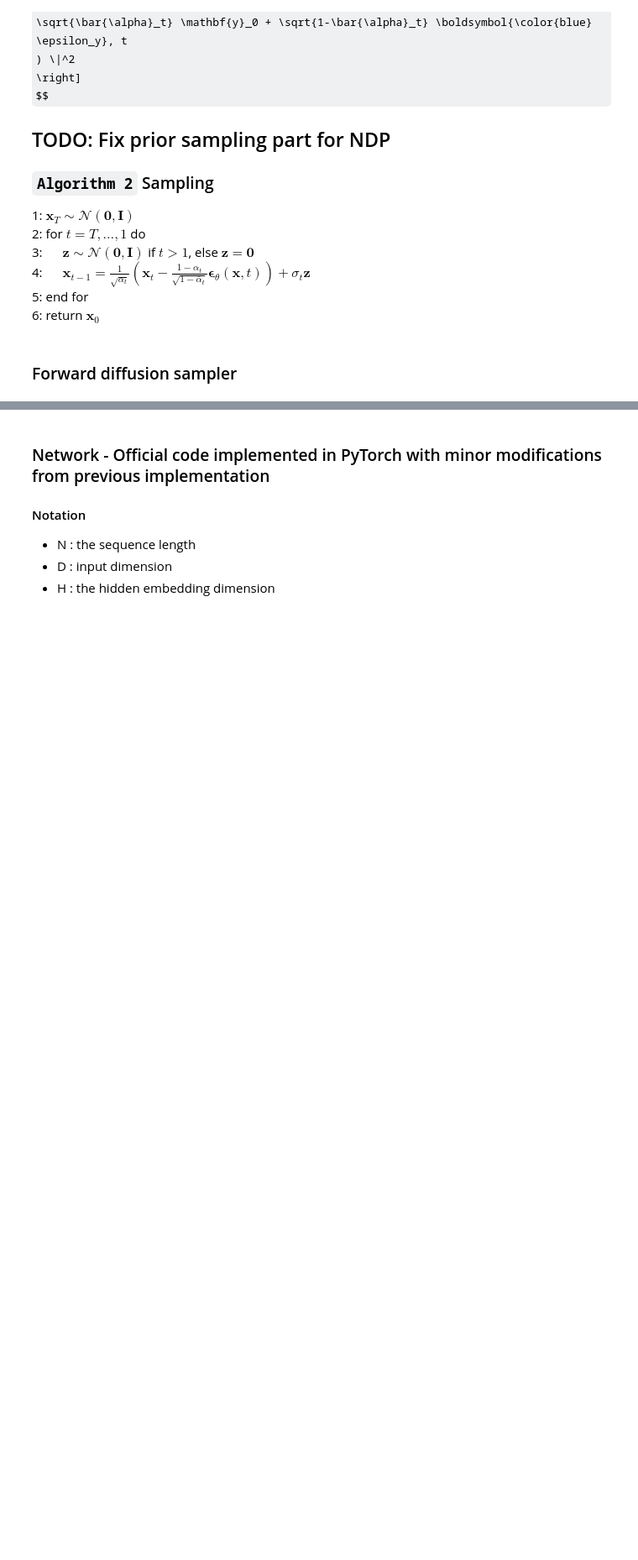
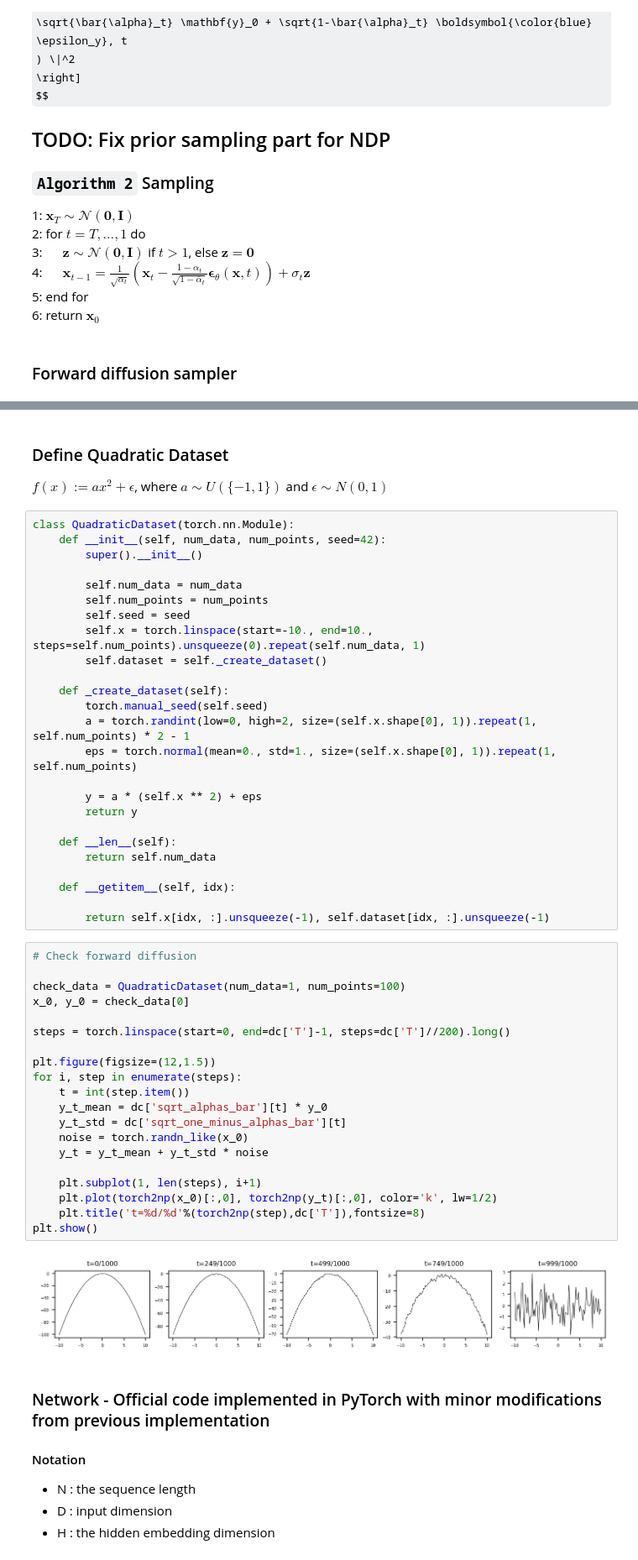
Before and after one commit to sjchoi86/yet-another-diffusion-models, a Jupyter notebook: code/demo_ndp_quadratic.ipynb, the cells around one changed output, grey strips where cells are left out. Shown: that part at 84% size. Saved outputs shown, nothing was run; the diff lists cells and outputs as text; some formulas as TeX source; blank space fills up the shorter version.

```diff
--- a/code/demo_ndp_quadratic.ipynb
+++ b/code/demo_ndp_quadratic.ipynb
@@ -227,3 +251,53 @@ Ready.
+# %% [markdown]
+### Define Quadratic Dataset
+$f(x) := ax^2 + \epsilon$, where $a \sim U(\{-1, 1\})$ and $\epsilon \sim N(0, 1)$
+# %%
+class QuadraticDataset(torch.nn.Module):
+    def __init__(self, num_data, num_points, seed=42):
+        super().__init__()
+
+        self.num_data = num_data
+        self.num_points = num_points
+        self.seed = seed
+        self.x = torch.linspace(start=-10., end=10., steps=self.num_points).unsqueeze(0).repeat(self.num_data, 1)
+        self.dataset = self._create_dataset()
+
+    def _create_dataset(self):
+        torch.manual_seed(self.seed)
+        a = torch.randint(low=0, high=2, size=(self.x.shape[0], 1)).repeat(1, self.num_points) * 2 - 1
+        eps = torch.normal(mean=0., std=1., size=(self.x.shape[0], 1)).repeat(1, self.num_points)
+
+        y = a * (self.x ** 2) + eps
+        return y
+
+    def __len__(self):
+        return self.num_data
+
+    def __getitem__(self, idx):
+
+        return self.x[idx, :].unsqueeze(-1), self.dataset[idx, :].unsqueeze(-1)
+# %%
+# Check forward diffusion
+
+check_data = QuadraticDataset(num_data=1, num_points=100)
+x_0, y_0 = check_data[0]
+
+steps = torch.linspace(start=0, end=dc['T']-1, steps=dc['T']//200).long()
+
+plt.figure(figsize=(12,1.5))
+for i, step in enumerate(steps):
+    t = int(step.item())
+    y_t_mean = dc['sqrt_alphas_bar'][t] * y_0
+    y_t_std = dc['sqrt_one_minus_alphas_bar'][t]
+    noise = torch.randn_like(x_0)
+    y_t = y_t_mean + y_t_std * noise
+
+    plt.subplot(1, len(steps), i+1)
+    plt.plot(torch2np(x_0)[:,0], torch2np(y_t)[:,0], color='k', lw=1/2)
+    plt.title('t=%d/%d'%(torch2np(step),dc['T']),fontsize=8)
+plt.show()
+# %% [output]
+[figure, added]
 # %% [markdown]
 ### Network - Official code implemented in PyTorch with minor modifications from previous implementation
 
```
Also changed, not shown: parts of 18 cells of this notebook, 1 other file.
